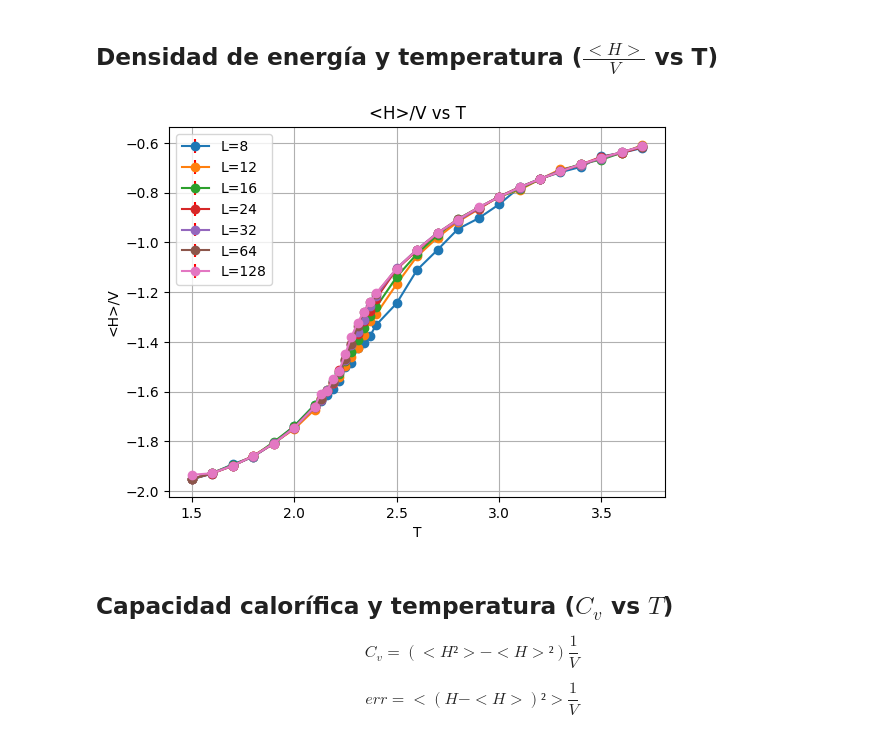
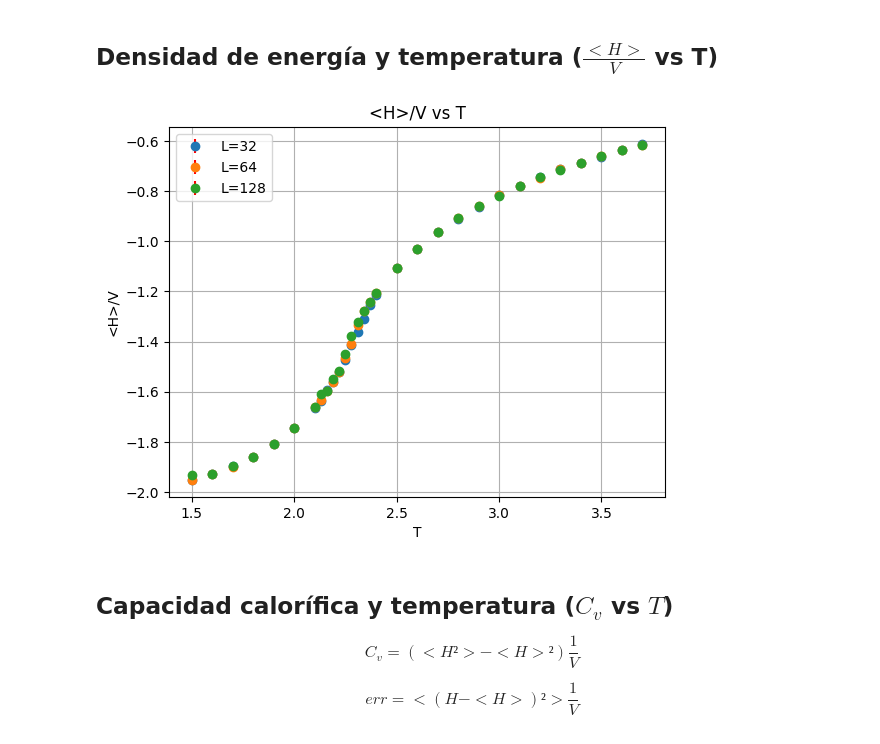
Before and after one commit to SoyAgustin/QF-Path-Integral, a Jupyter notebook: Notebooks_Py/ising.ipynb, the cells around one changed output. Cells and saved outputs as stored; diff of their text form; code cells hidden in the pictures.

```diff
--- a/Notebooks_Py/ising.ipynb
+++ b/Notebooks_Py/ising.ipynb
@@ -49,3 +59,20 @@ def plot_full_cold_hot(T,L):
+# %%
+def jackknife_error(data,L):
+    n = len(data)
+    jackknife_means = np.zeros(n)
+    jackknife_means2 = np.zeros(n)
+    cv_values = np.zeros(n)
+    for i in range(n):
+        jackknife_sample = np.delete(data, i)
+        jackknife_means[i] = np.mean(jackknife_sample)
+        jackknife_means2[i] = np.mean(jackknife_sample ** 2)
+        cv_values[i] = (jackknife_means2[i] - jackknife_means[i] ** 2)/L**2
+
+    jackknife_mean = np.mean(cv_values)
+    jackknife_var = (n - 1) * np.mean((cv_values - jackknife_mean) ** 2)
+    jackknife_se = np.sqrt(jackknife_var / n)
+
+    return jackknife_se
 # %%
 def info_dict(T,L,start = "hot"):
 
@@ -62,7 +89,8 @@ def info_dict(T,L,start = "hot"):
     mean_M2 = (M**2).mean()
 
     Cv = (mean_H2 - mean_H**2)/L**2
-    stderr_cv = ((H - mean_H)**2).mean()/L**2
+    #stderr_cv = ((H - mean_H)**2).mean()/L**2
+    stderr_cv = jackknife_error(H,L)
 
     m = M.abs().mean()/L**2
     stderr_m = np.sqrt(M.abs().var()/len(M))/L**2
@@ -141,32 +201,35 @@ for T in T_values:
 # %% [markdown]
 ## Densidad de energía y temperatura  ($\frac{<H>}{V}$ vs T)
 # %%
-L_values = [8,12,16,24,32,64,128]
+L_values = [8,12,16,24,32,64,128][-3:]
 
 T_i = 1.5
 T_f = 3.8
 
 plt.title("<H>/V vs T")
 plt.grid()
 plt.xlabel("T")
 plt.ylabel("<H>/V")
 
 for L in L_values:
     dic = L_arrays(L)
 
     x = dic["T"].tolist()
     t_i = x.index(T_i)
     t_f = x.index(T_f)
 
     y = dic["H"]
     yerr = dic["stderr_H"]
 
-    plt.errorbar(x[t_i:t_f],y[t_i:t_f],yerr[t_i:t_f],marker="o",ls="-",ecolor="r",label=f"{L=}")
+    if t_i == t_f:
+        plt.errorbar(x[t_i],y[t_i],yerr[t_i],marker="o",ls="",ecolor="r",label=f"{L=}")
+    else:
+        plt.errorbar(x[t_i:t_f],y[t_i:t_f],yerr[t_i:t_f],marker="o",ls="",ecolor="r",label=f"{L=}")
 
 plt.legend()
 plt.show()
 # %% [output]
-[figure, old version]
+[figure, new version]
 # %% [markdown]
 ## Capacidad calorífica y temperatura ($C_v$ vs $T$)
 
```
Also changed, not shown: parts of 14 cells of this notebook, 1 other file.
